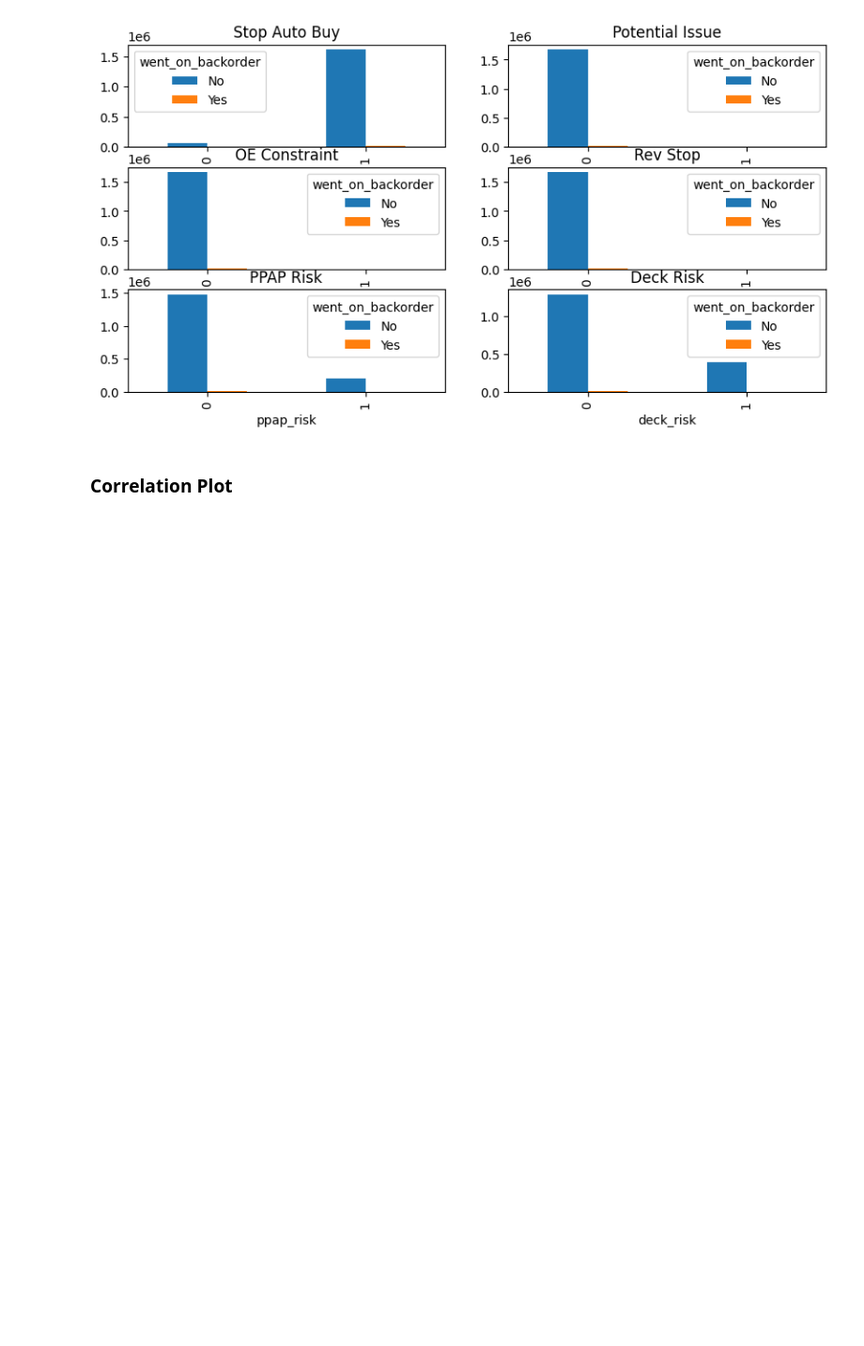
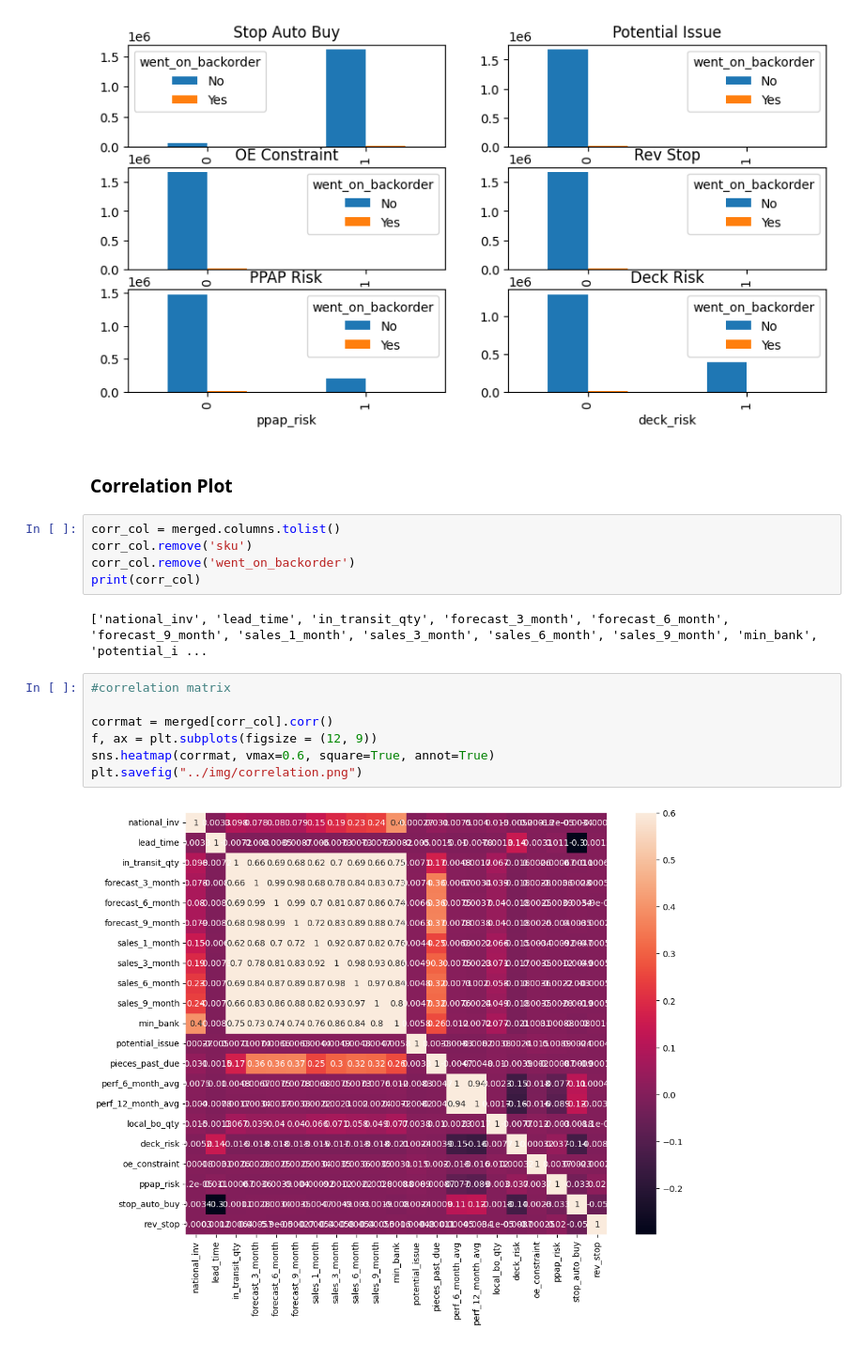
Before and after one commit to harendra263/Backorder_Prediction, a Jupyter notebook: nbs/EDA-1.ipynb, the cells around one changed output. Shown: that part at 94% size. Saved outputs shown, nothing was run; the diff lists cells and outputs as text; blank space fills up the shorter version.

```diff
--- a/nbs/EDA-1.ipynb
+++ b/nbs/EDA-1.ipynb
@@ -177,3 +177,19 @@ plt.savefig("../img/Categories_with_targets.png")
 [figure]
 # %% [markdown]
 ### Correlation Plot
+# %%
+corr_col = merged.columns.tolist()
+corr_col.remove('sku')
+corr_col.remove('went_on_backorder')
+print(corr_col)
+# %% [output]
+['national_inv', 'lead_time', 'in_transit_qty', 'forecast_3_month', 'forecast_6_month', 'forecast_9_month', 'sales_1_month', 'sales_3_month', 'sales_6_month', 'sales_9_month', 'min_bank', 'potential_i ...
+# %%
+#correlation matrix
+
+corrmat = merged[corr_col].corr()
+f, ax = plt.subplots(figsize = (12, 9))
+sns.heatmap(corrmat, vmax=0.6, square=True, annot=True)
+plt.savefig("../img/correlation.png")
+# %% [output]
+[figure, added]
```
Also changed, not shown: parts of 5 cells of this notebook, 6 other files.
